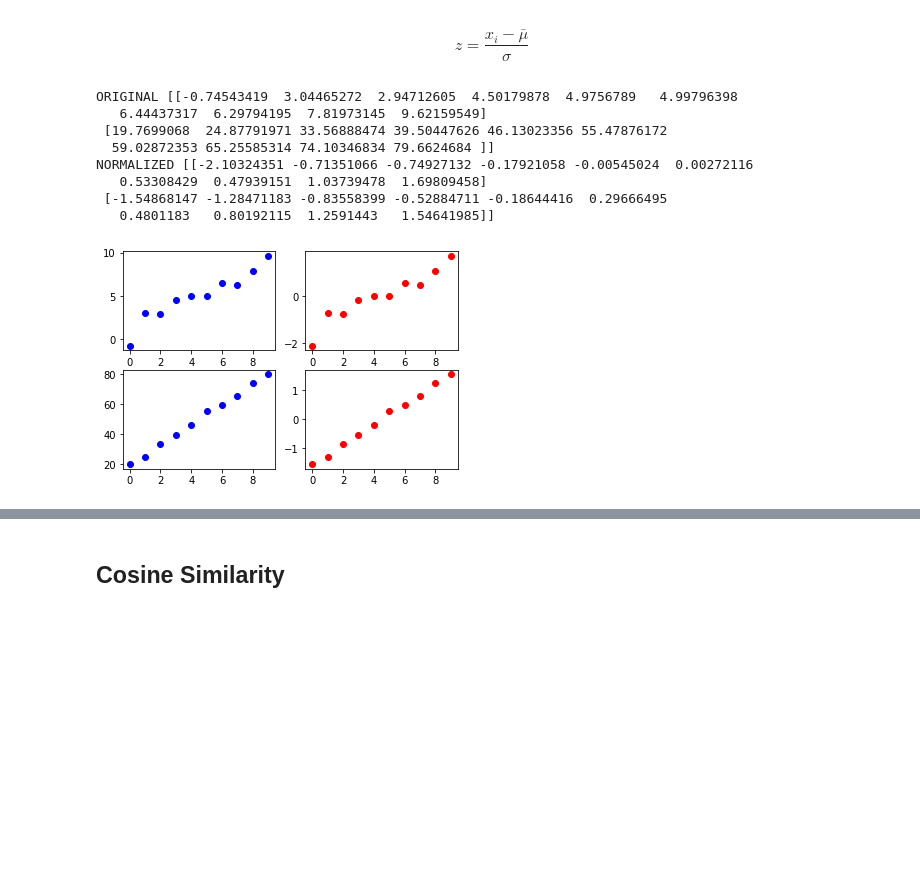
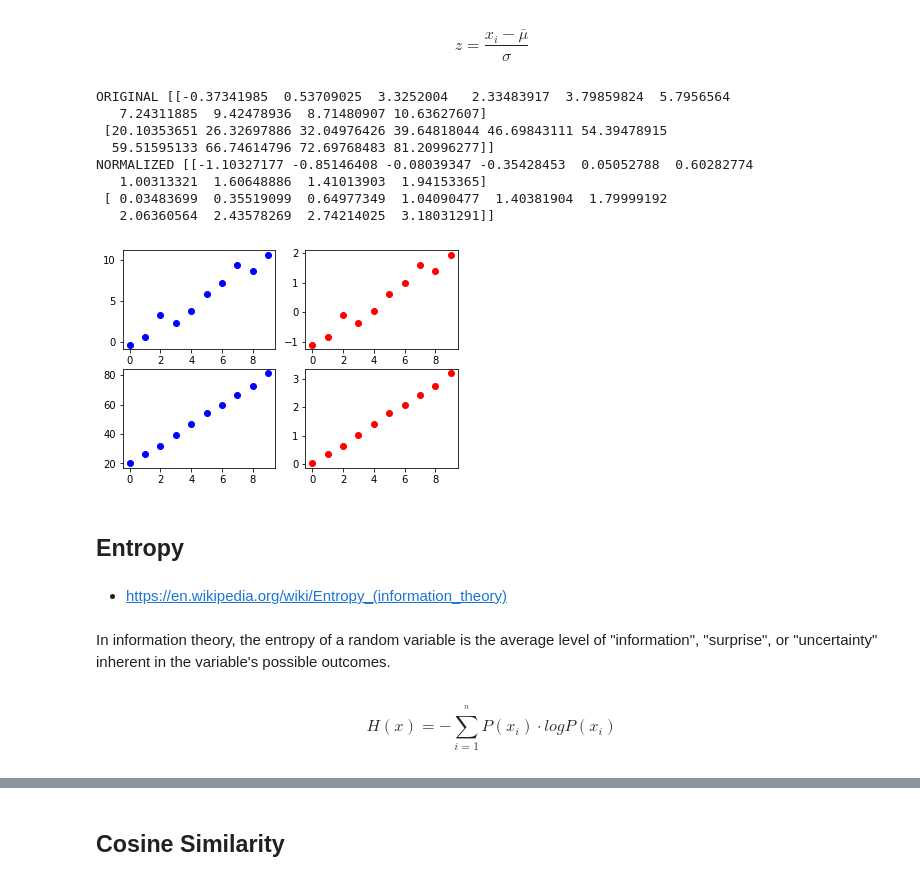
Before and after one commit to MartinCastroAlvarez/python-recommender-systems, a Jupyter notebook: memorybased.ipynb, the cells around one changed output, grey strips where cells are left out. Saved outputs shown, nothing was run; the diff lists cells and outputs as text; code cells hidden in the pictures; blank space fills up the shorter version.

```diff
--- a/memorybased.ipynb
+++ b/memorybased.ipynb
@@ -54,48 +54,56 @@ $$ σ^2 = \frac{\sum\limits^{^n}_{i=1} (x_i - \bar{\mu})^2}{n}	 $$
 # %% [markdown]
 $$ z = \frac{x_i - \bar{\mu}}{σ}	 $$
 # %%
-def get_normalized(matrix: np.array) -> np.array:
+def get_normalized_matrix(matrix: np.array) -> tuple:
     """
     Normalization Function.
     Returns z-score of each element in the input matrix.
     """
     sample_size: np.array = np.sum(~np.isnan(matrix), axis=1)
     sample_size[sample_size == 0] = 1
-    averages: np.array = np.nansum(matrix, axis=1) / sample_size
-    averages = averages.reshape(averages.shape[0], 1)
-    variance: np.array = np.nansum(np.power(matrix - averages, 2), axis=1) / sample_size
+    mean: np.array = np.nansum(matrix, axis=1) / sample_size
+    mean = mean.reshape(mean.shape[0], 1)
+    variance: np.array = np.nansum(np.power(matrix - mean, 2), axis=1) / sample_size
     variance = variance.reshape(variance.shape[0], 1)
     variance[variance == 0] = 1
-    standard: np.array = np.sqrt(variance)
-    normalized: np.array = (matrix - averages) / standard
-    return normalized
+    variation: np.array = np.sqrt(variance)
+    normalized: np.array = (matrix - variation) / variation
+    return mean, variation, normalized
 # %%
 x: np.array = np.vstack([
     np.linspace(0, 10, 10) + np.random.normal(0, 1, 10),
     20 + np.linspace(0, 60, 10) + np.random.normal(0, 1, 10),
 ])
-y = get_normalized(x)
+mean, variation, y = get_normalized_matrix(x)
 assert x.shape == y.shape
 print('ORIGINAL', x)
 print('NORMALIZED', y)
 grid = np.arange(x.shape[1])
 figure: Figure = plt.figure()
 axes: Axes = figure.add_subplot(2, 2, 1)
 axes.plot(grid, x[0].flat, 'o', color='blue')
 axes: Axes = figure.add_subplot(2, 2, 2)
 axes.plot(grid, y[0].flat, 'o', color='red')
 axes: Axes = figure.add_subplot(2, 2, 3)
 axes.plot(grid, x[1].flat, 'o', color='blue')
 axes: Axes = figure.add_subplot(2, 2, 4)
 axes.plot(grid, y[1].flat, 'o', color='red')
 plt.show()
 # %% [output]
-ORIGINAL [[-0.74543419  3.04465272  2.94712605  4.50179878  4.9756789   4.99796398
-   6.44437317  6.29794195  7.81973145  9.62159549]
- [19.7699068  24.87791971 33.56888474 39.50447626 46.13023356 55.47876172
-  59.02872353 65.25585314 74.10346834 79.6624684 ]]
-NORMALIZED [[-2.10324351 -0.71351066 -0.74927132 -0.17921058 -0.00545024  0.00272116
-   0.53308429  0.47939151  1.03739478  1.69809458]
- [-1.54868147 -1.28471183 -0.83558399 -0.52884711 -0.18644416  0.29666495
-   0.4801183   0.80192115  1.2591443   1.54641985]]
+ORIGINAL [[-0.37341985  0.53709025  3.3252004   2.33483917  3.79859824  5.7956564
+   7.24311885  9.42478936  8.71480907 10.63627607]
+ [20.10353651 26.32697886 32.04976426 39.64818044 46.69843111 54.39478915
+  59.51595133 66.74614796 72.69768483 81.20996277]]
+NORMALIZED [[-1.10327177 -0.85146408 -0.08039347 -0.35428453  0.05052788  0.60282774
+   1.00313321  1.60648886  1.41013903  1.94153365]
+ [ 0.03483699  0.35519099  0.64977349  1.04090477  1.40381904  1.79999192
+   2.06360564  2.43578269  2.74214025  3.18031291]]
-[figure, old version]
+[figure, new version]
+# %% [markdown]
+## Entropy
+# %% [markdown]
+- https://en.wikipedia.org/wiki/Entropy_(information_theory)
+# %% [markdown]
+In information theory, the entropy of a random variable is the average level of "information", "surprise", or "uncertainty" inherent in the variable's possible outcomes.
+# %% [markdown]
+$$ H(x) = - \sum\limits^{^n}_{i=1} P(x_i) \cdot log P(x_i) $$
```
Also changed, not shown: parts of 32 cells of this notebook, 1 other file.
